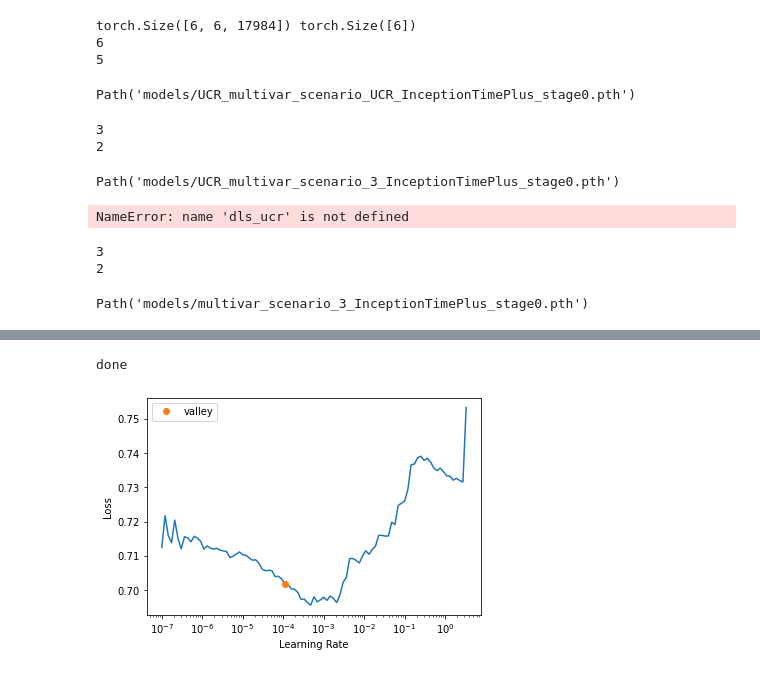
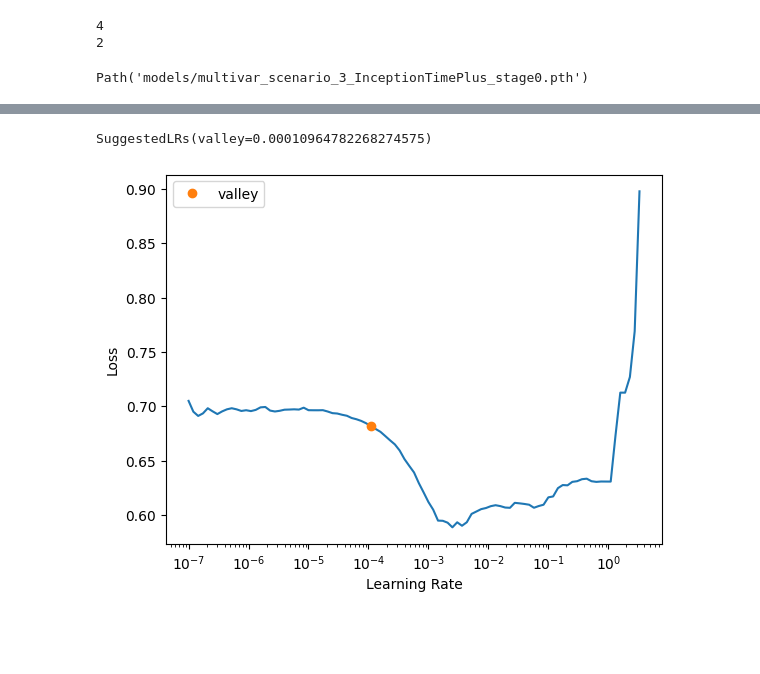
Before and after one commit to a-ludwig/smart_hans, a Jupyter notebook: Machine_learning/tsai_with_real_data_multivariate.ipynb, the cells around one changed output, grey strips where cells are left out. Drawn from its saved outputs; the diff is of its cells as text; code cells hidden in the pictures; blank space fills up the shorter version.

Commit message:
latest settings for model training

```diff
--- a/Machine_learning/tsai_with_real_data_multivariate.ipynb
+++ b/Machine_learning/tsai_with_real_data_multivariate.ipynb
@@ -170,62 +108,22 @@ TypeError: __init__() got an unexpected keyword argument 'item_tfs'
 # %%
-b  = dls_ucr.one_batch()
-x_ucr_debug, y_ucr_debug = b
-print(x_ucr_debug.size(), y_ucr_debug.size())
 
-scenario_name_stage0 = "UCR_multivar_scenario_{}_{}_stage0".format("UCR", "InceptionTimePlus")
-print(dls_ucr.vars)
-print(dls_ucr.c)
-model_ucr = InceptionTimePlus(dls_ucr.vars, dls_ucr.c)
-learn = Learner(dls_ucr, model_ucr)
+scenario_name_stage0 = "multivar_scenario_{}_{}_stage0".format(num_scenario, "InceptionTimePlus")
+print(dls.vars)
+print(dls.c)
+model = InceptionTimePlus(dls.vars, dls.c, tap_size)
+learn = Learner(dls, model, metrics=accuracy, lr=0.001)
 learn.save(scenario_name_stage0)
 # %% [output]
-torch.Size([6, 6, 17984]) torch.Size([6])
-6
-5
+4
+2
-Path('models/UCR_multivar_scenario_UCR_InceptionTimePlus_stage0.pth')
+Path('models/multivar_scenario_3_InceptionTimePlus_stage0.pth')
-# %%
-# b  = dls.one_batch()
-# x_debug, y_debug = b
-# print(x_debug.size(), y_debug.size())
-
-scenario_name_stage0 = "UCR_multivar_scenario_{}_{}_stage0".format(num_scenario, "InceptionTimePlus")
-print(dls.vars)
-print(dls.c)
-model = InceptionTimePlus(dls.vars, dls.c)
-learn = Learner(dls, model)
-learn.save(scenario_name_stage0)
-# %% [output]
-3
-2
-Path('models/UCR_multivar_scenario_3_InceptionTimePlus_stage0.pth')
-# %%
-scenario_name_stage0 = "multivar_scenario_{}_{}_stage0".format("UCR", "InceptionTimePlus")
-print(dls_ucr.vars)
-print(dls_ucr.c)
-model = InceptionTimePlus(6,5)
-learn = Learner(dls_ucr, model)
-learn.save(scenario_name_stage0)
-# %% [output]
-NameError: name 'dls_ucr' is not defined
-# %%
-scenario_name_stage0 = "multivar_scenario_{}_{}_stage0".format(num_scenario, "InceptionTimePlus")
-print(dls.vars)
-print(dls.c)
-model = InceptionTimePlus(dls.vars,dls.c)
-learn = Learner(dls, model)
-learn.save(scenario_name_stage0)
-# %% [output]
-3
-2
-Path('models/multivar_scenario_3_InceptionTimePlus_stage0.pth')
 # %%
 learn.load(scenario_name_stage0)
 "y not being batched correctly? https://forums.fast.ai/t/input-training-batch-size-error-for-multi-class-classification-with-custom-dataset/85220/2"
-learn.lr_find()
-print("done")
+learn.lr_find(start_lr=1e-07, end_lr=10, num_it=100, stop_div=True, show_plot=True)
 # %% [output]
 [interactive output not drawn]
-done
+SuggestedLRs(valley=0.00010964782268274575)
-[figure, old version]
+[figure, new version]
 # %%
 scenario_name_stage1 = scenario_name_stage0.replace("0","1")
```
Also changed, not shown: parts of 10 cells of this notebook, 1 other file.
